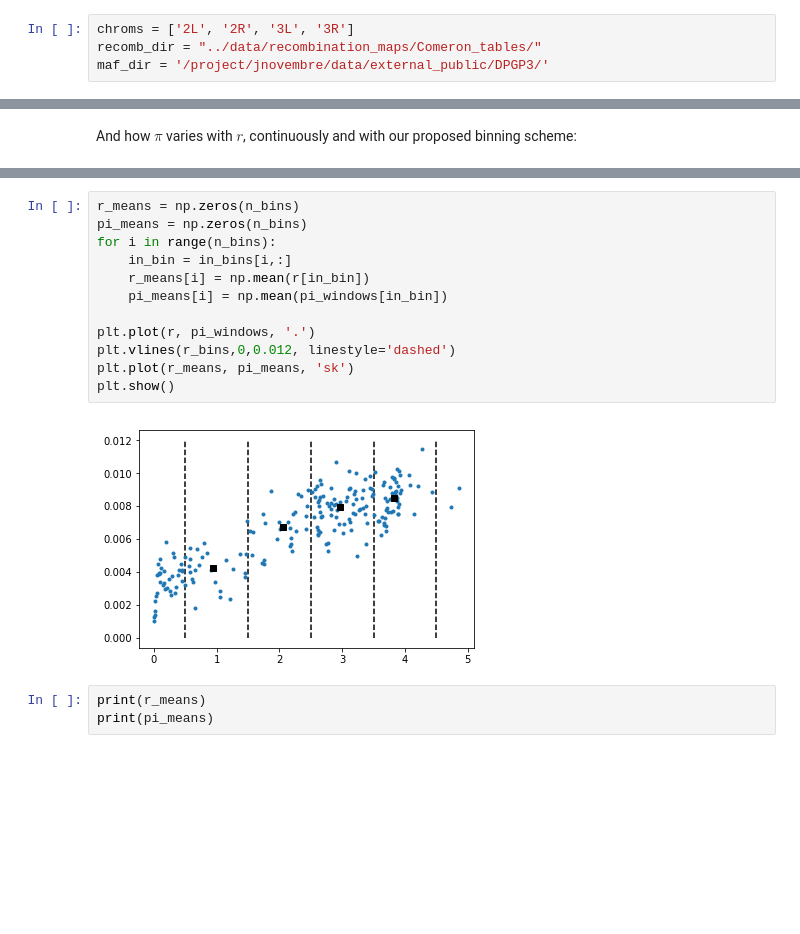
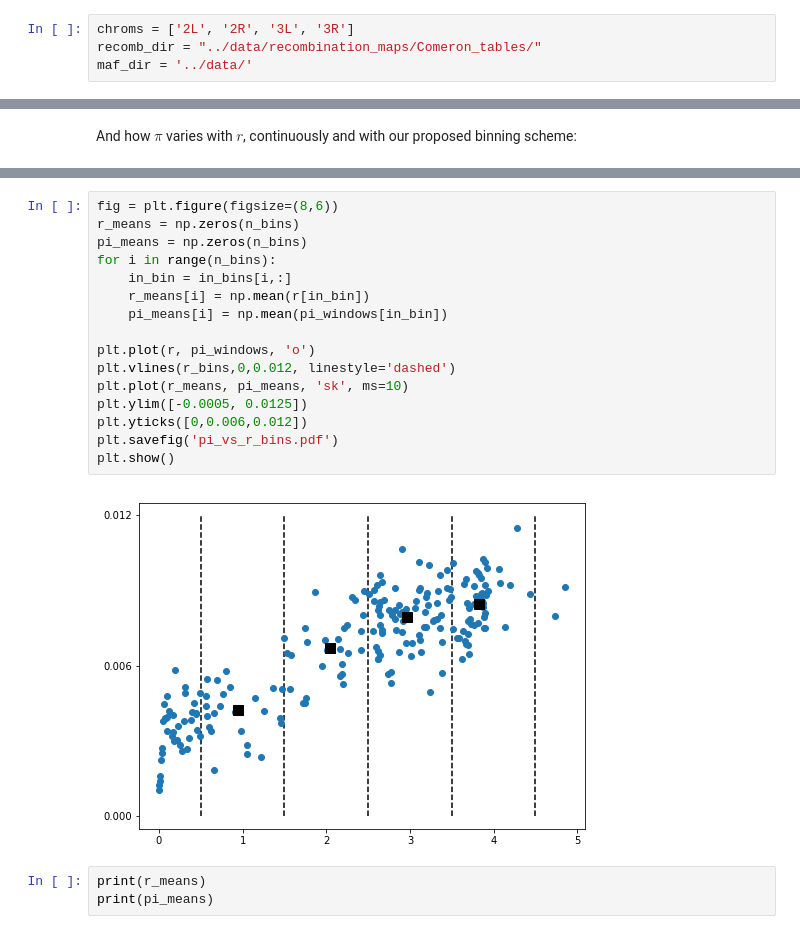
Before and after one commit to dp-rice/multiplemergers, a Jupyter notebook: notebooks/joint_sfs_by_r.ipynb, the cells around one changed output, grey strips where cells are left out. Cells and saved outputs as stored; diff of their text form; blank space fills up the shorter version.

```diff
--- a/notebooks/joint_sfs_by_r.ipynb
+++ b/notebooks/joint_sfs_by_r.ipynb
@@ -8,7 +8,7 @@ from denoise import denoise
 # %%
 chroms = ['2L', '2R', '3L', '3R']
 recomb_dir = "../data/recombination_maps/Comeron_tables/"
-maf_dir = '/project/jnovembre/data/external_public/DPGP3/'
+maf_dir = '../data/'
 # %% [markdown]
 # Recombination map
 # %% [markdown]
@@ -165,17 +174,21 @@ And how $\pi$ varies with $r$, continuously and with our proposed binning scheme
 # %%
+fig = plt.figure(figsize=(8,6))
 r_means = np.zeros(n_bins)
 pi_means = np.zeros(n_bins)
 for i in range(n_bins):
     in_bin = in_bins[i,:]
     r_means[i] = np.mean(r[in_bin])
     pi_means[i] = np.mean(pi_windows[in_bin])
 
-plt.plot(r, pi_windows, '.')
+plt.plot(r, pi_windows, 'o')
 plt.vlines(r_bins,0,0.012, linestyle='dashed')
-plt.plot(r_means, pi_means, 'sk')
+plt.plot(r_means, pi_means, 'sk', ms=10)
+plt.ylim([-0.0005, 0.0125])
+plt.yticks([0,0.006,0.012])
+plt.savefig('pi_vs_r_bins.pdf')
 plt.show()
 # %% [output]
-[figure, old version]
+[figure, new version]
 # %%
 print(r_means)
 print(pi_means)
```
Also changed, not shown: parts of 19 cells of this notebook, 3 other files.
